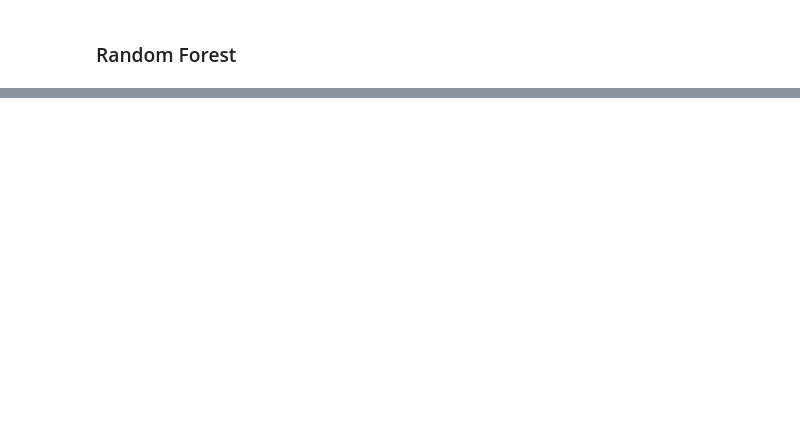
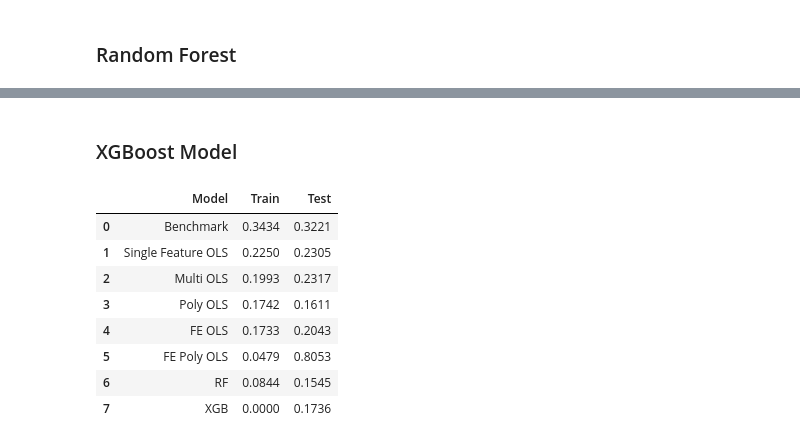
Before and after one commit to nxfern/DS2_Assignment1, a Jupyter notebook: DS2_Assignment1_NF.ipynb, the cells around one changed output, grey strips where cells are left out. Cells and saved outputs as stored; diff of their text form; code cells hidden in the pictures; blank space fills up the shorter version.

```diff
--- a/DS2_Assignment1_NF.ipynb
+++ b/DS2_Assignment1_NF.ipynb
@@ -372,0 +407,27 @@ rf_var_imp.style.format({'imp': lambda x: f'{x:,.1%}', 'cumulative_imp': lambda
+# %% [markdown]
+### XGBoost Model
+# %%
+# Importing required library
+import xgboost as xgb
+
+# Creating XGB model, fitting to feature engineered training data
+xgb_fe = xgb.XGBRegressor(enable_categorical=True).fit(X_train_fe, y_train_fe)
+
+# Creating predictions
+train_error = calculateRMSLE(xgb_fe.predict(X_train_fe), y_train_fe)
+test_error = calculateRMSLE(xgb_fe.predict(X_test_fe), y_test_fe)
+xgb_pred = ['XGB', train_error, test_error]
+
+# Adding to results
+results.loc[len(results)] = xgb_pred
+results
+# %% [output]
+|  | Model | Train | Test |
+| 0 | Benchmark | 0.3434 | 0.3221 |
+| 1 | Single Feature OLS | 0.2250 | 0.2305 |
+| 2 | Multi OLS | 0.1993 | 0.2317 |
+| 3 | Poly OLS | 0.1742 | 0.1611 |
+| 4 | FE OLS | 0.1733 | 0.2043 |
+| 5 | FE Poly OLS | 0.0479 | 0.8053 |
+| 6 | RF | 0.0844 | 0.1545 |
+| 7 | XGB | 0.0000 | 0.1736 |
```
Also changed, not shown: parts of 21 cells of this notebook.
